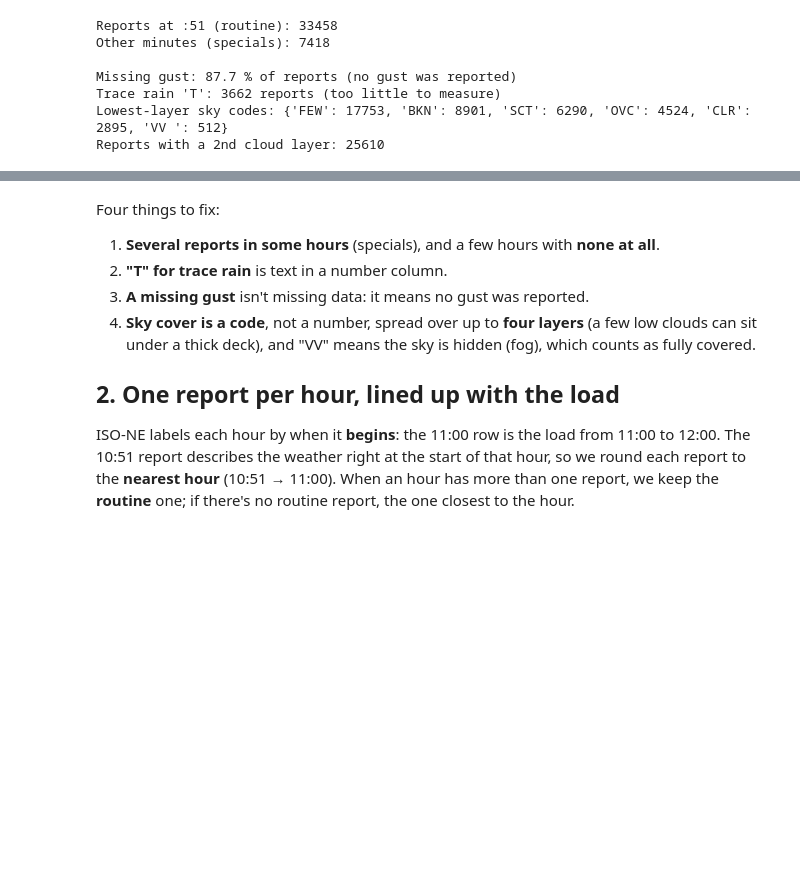
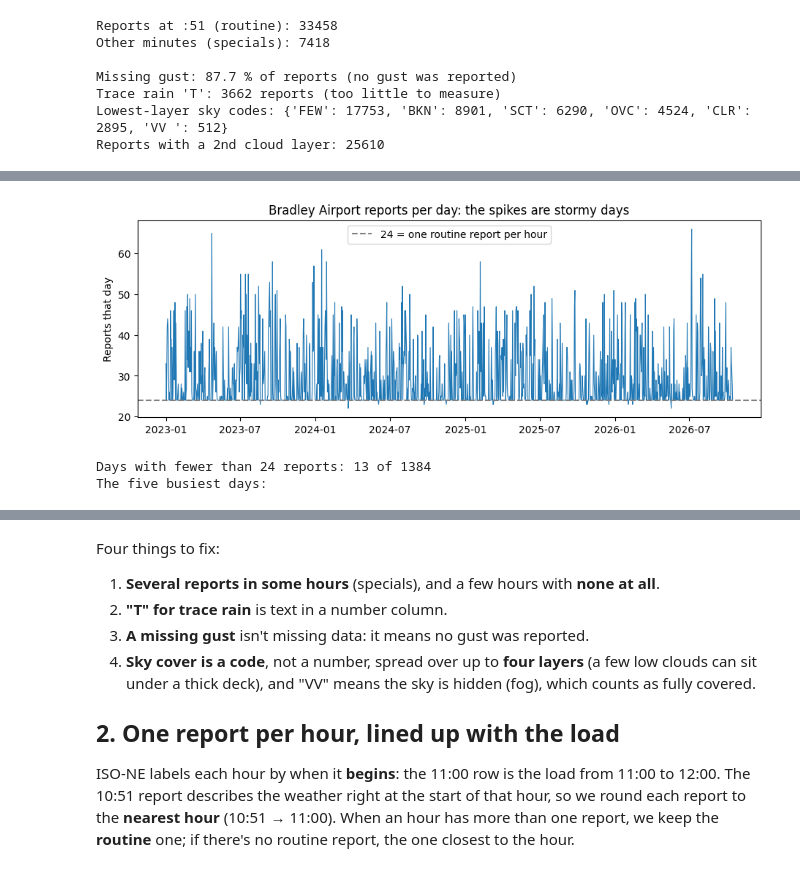
Before and after one commit to drdave-teaching/OPIM5512-notebooks, a Jupyter notebook: Module4/Lab5_Building_the_Training_Data.ipynb, the cells around one changed output, grey strips where cells are left out. Drawn from its saved outputs; the diff is of its cells as text; code cells hidden in the pictures; blank space fills up the shorter version.

```diff
--- a/Module4/Lab5_Building_the_Training_Data.ipynb
+++ b/Module4/Lab5_Building_the_Training_Data.ipynb
@@ -82,0 +109,20 @@ Reports with a 2nd cloud layer: 25610
+# %%
+# Reports per calendar day (Connecticut time). 24 = one routine report per hour.
+per_day = raw.set_index("valid").tz_convert("America/New_York").resample("D").size()
+per_day = per_day.loc["2023-01-01":"2026-10-15"]
+
+fig, ax = plt.subplots(figsize=(11, 3.5))
+ax.plot(per_day.index, per_day.values, linewidth=0.8)
+ax.axhline(24, color="gray", linestyle="--", label="24 = one routine report per hour")
+ax.set_ylabel("Reports that day")
+ax.set_title("Bradley Airport reports per day: the spikes are stormy days")
+ax.legend()
+plt.show()
+
+print("Days with fewer than 24 reports:", int((per_day < 24).sum()), "of", len(per_day))
+print("The five busiest days:")
+per_day.sort_values(ascending=False).head(5)
+# %% [output]
+[figure, added]
+Days with fewer than 24 reports: 13 of 1384
+The five busiest days:
```
Also changed, not shown: parts of 57 cells of this notebook.
